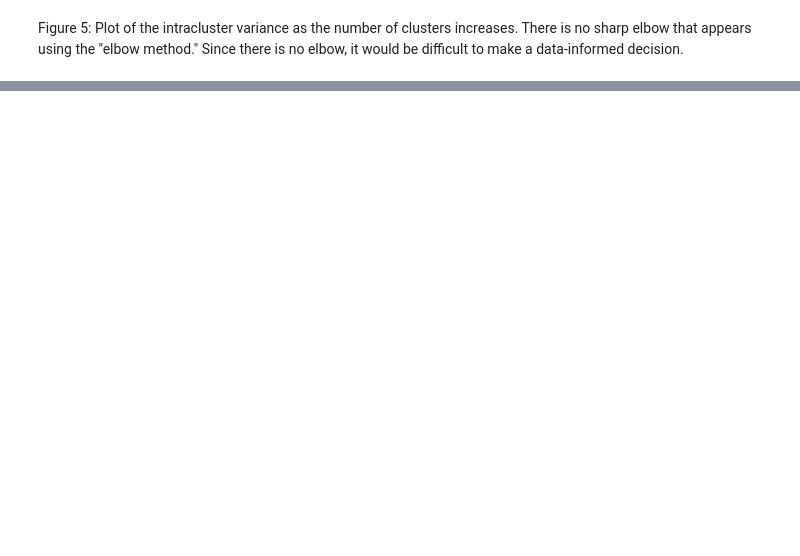
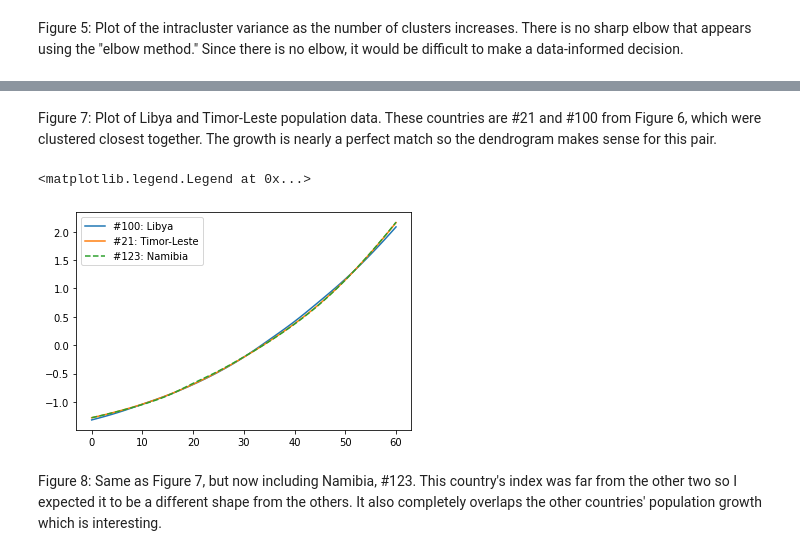
Before and after one commit to justlab11/MLTSA22_JLabombard, a Jupyter notebook: HW5/HW5_JLabombard.ipynb, the cells around one changed output, grey strips where cells are left out. Saved outputs shown, nothing was run; the diff lists cells and outputs as text; code cells hidden in the pictures; blank space fills up the shorter version.

```diff
--- a/HW5/HW5_JLabombard.ipynb
+++ b/HW5/HW5_JLabombard.ipynb
@@ -227,0 +273,15 @@ Figure 5: Plot of the intracluster variance as the number of clusters increases.
+# %% [markdown]
+Figure 7: Plot of Libya and Timor-Leste population data. These countries are #21 and #100 from Figure 6, which were clustered closest together. The growth is nearly a perfect match so the dendrogram makes sense for this pair.
+# %%
+pl.plot(pop_df_clean_scaled[hier_cluster.labels_==100][0]);
+pl.plot(pop_df_clean_scaled[hier_cluster.labels_==21][0]);
+pl.plot(pop_df_clean_scaled[hier_cluster.labels_==123][0], "--");
+
+pl.legend([f"#100: {pop_df.index[np.where(hier_cluster.labels_==100)].values[0]}",
+           f"#21: {pop_df.index[np.where(hier_cluster.labels_==21)].values[0]}",
+           f"#123: {pop_df.index[np.where(hier_cluster.labels_==123)].values[0]}"])
+# %% [output]
+<matplotlib.legend.Legend at 0x...>
+[figure, added]
+# %% [markdown]
+Figure 8: Same as Figure 7, but now including Namibia, #123. This country's index was far from the other two so I expected it to be a different shape from the others. It also completely overlaps the other countries' population growth which is interesting.
```
Also changed, not shown: parts of 12 cells of this notebook.
